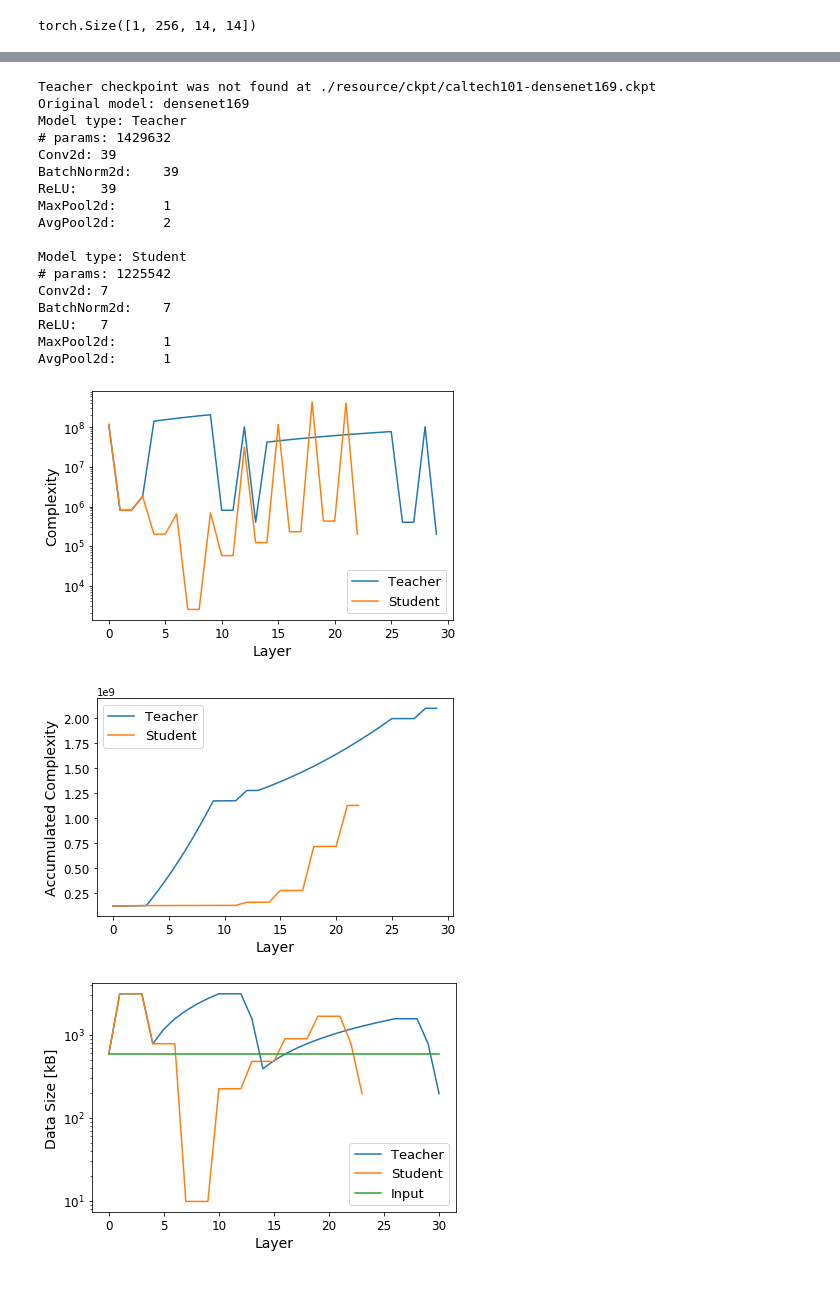
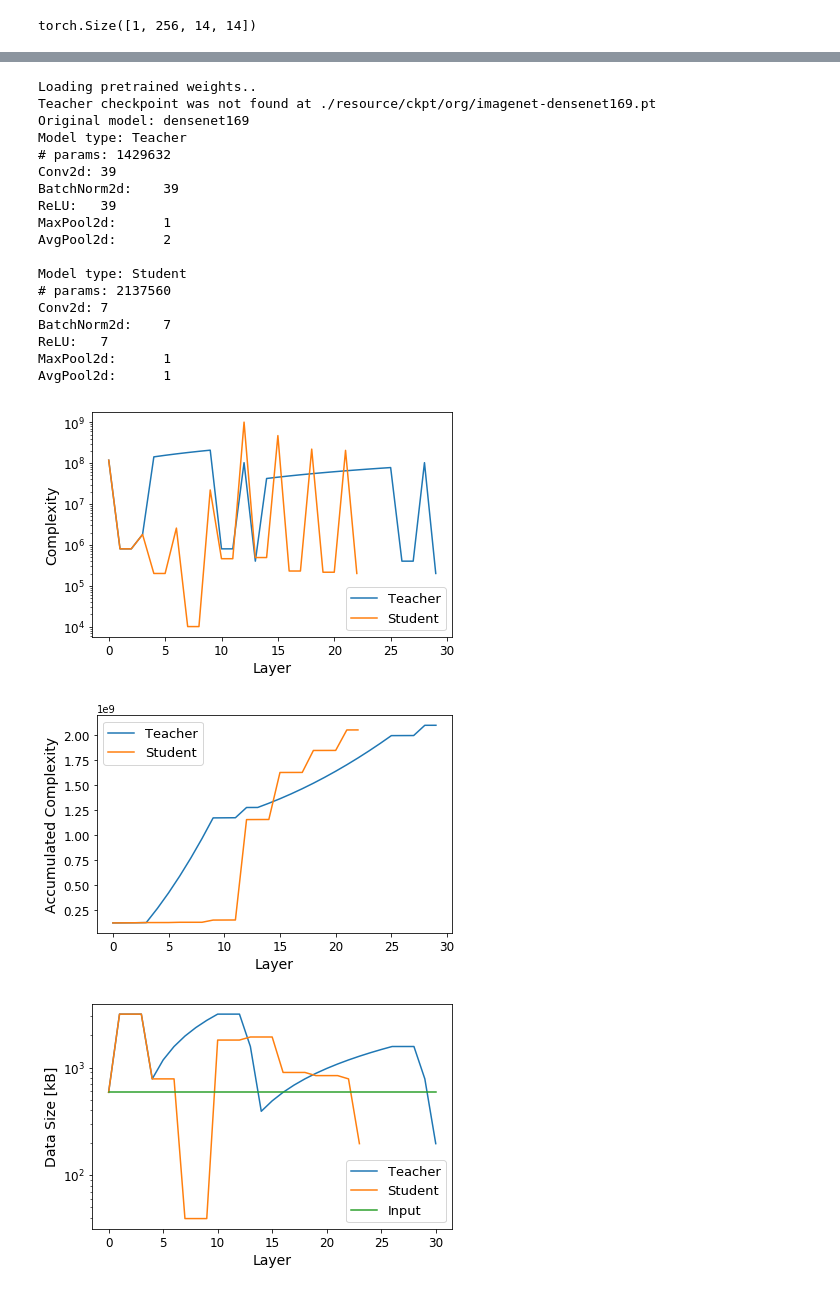
Before and after one commit to yoshitomo-matsubara/head-network-distillation, a Jupyter notebook: src/splittable_point_finder.ipynb, the cells around one changed output, grey strips where cells are left out. Cells and saved outputs as stored; diff of their text form; code cells hidden in the pictures.

```diff
--- a/src/splittable_point_finder.ipynb
+++ b/src/splittable_point_finder.ipynb
@@ -11,5 +12,5 @@ from utils import data_util, mimic_util, module_util, net_measure_util
 # %%
-config_file_path = '../config/densenet169.yaml'
+config_file_path = '../config/imagenet/org/densenet169.yaml'
 config = yaml_util.load_yaml_file(config_file_path)
 # config['model']['params']['aux_logits'] = False
 input_shape = config['input_shape']
@@ -244,10 +247,11 @@ Data Size: 1.68%
 def get_teacher_and_student_models(mimic_config_file_path):
     mimic_config = yaml_util.load_yaml_file(mimic_config_file_path)
     input_shape = mimic_config['input_shape']
+    dataset_name = mimic_config['dataset']['name']
     teacher_model_config = mimic_config['teacher_model']
     teacher_model_config['config'] = '.' + teacher_model_config['config']
     teacher_model, teacher_model_type = mimic_util.get_teacher_model(teacher_model_config, input_shape, torch.device('cpu'))
-    student_model = mimic_util.get_student_model(teacher_model_type, mimic_config['student_model'])
+    student_model = mimic_util.get_student_model(teacher_model_type, mimic_config['student_model'], dataset_name)
     return teacher_model_type, teacher_model, student_model, input_shape
 # %%
 def compare_student_to_teacher(mimic_config_file_path, partition_idx=-1):
@@ -256,27 +260,28 @@ def compare_student_to_teacher(mimic_config_file_path, partition_idx=-1):
     model_types = ['Teacher', 'Student']
     compare_models(teacher_model, student_model, model_types, input_shape, org_model_name=teacher_model_type, partition_idx=partition_idx)
 # %%
-mimic_config_file_path = '../config/mimic/densenet169_head_mimic.yaml'
+mimic_config_file_path = '../config/imagenet/hnd/densenet169_head_mimic.yaml'
 compare_student_to_teacher(mimic_config_file_path, partition_idx=None)
 # %% [output]
-Teacher checkpoint was not found at ./resource/ckpt/caltech101-densenet169.ckpt
+Loading pretrained weights..
+Teacher checkpoint was not found at ./resource/ckpt/org/imagenet-densenet169.pt
 Original model: densenet169
 Model type: Teacher
 # params: 1429632
 Conv2d: 39
 BatchNorm2d:    39
 ReLU:   39
 MaxPool2d:      1
 AvgPool2d:      2
 
 Model type: Student
-# params: 1225542
+# params: 2137560
 Conv2d: 7
 BatchNorm2d:    7
 ReLU:   7
 MaxPool2d:      1
 AvgPool2d:      1
-[figure, old version]
+[figure, new version]
-[figure, old version]
+[figure, new version]
-[figure, old version]
+[figure, new version]
 Partition index: 7
```
Also changed, not shown: parts of 10 cells of this notebook.
